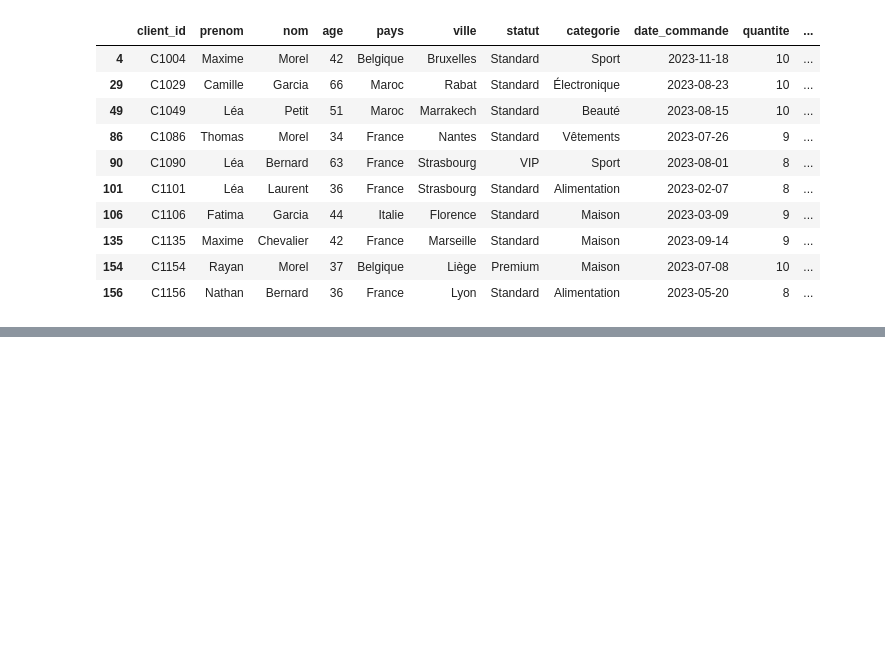
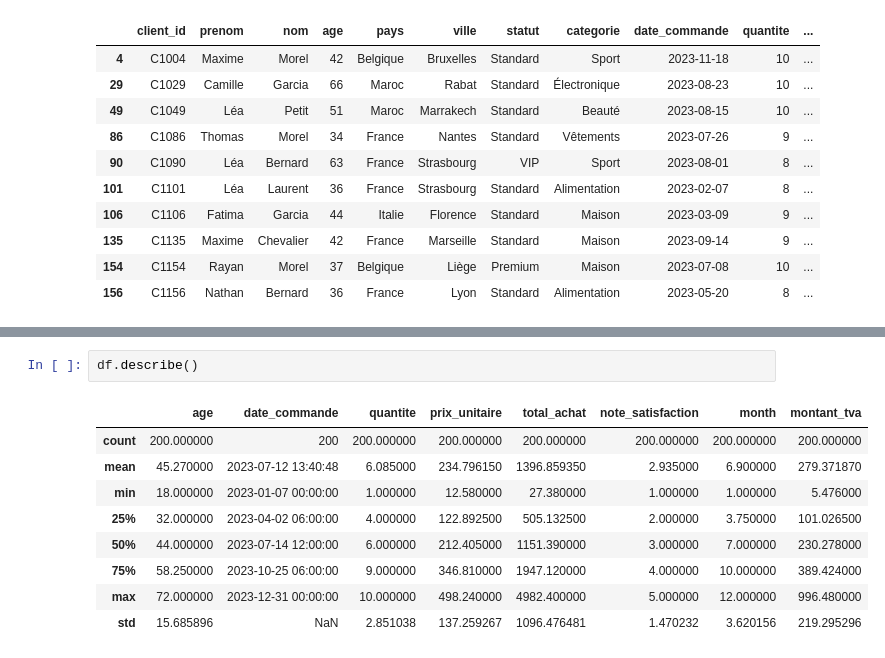
Before and after one commit to H3-8/pandas, a Jupyter notebook: notebook.ipynb, the cells around one changed output, grey strips where cells are left out. Cells and saved outputs as stored; diff of their text form; blank space fills up the shorter version.

```diff
--- a/notebook.ipynb
+++ b/notebook.ipynb
@@ -796,0 +888,12 @@ df[(df['total_achat'] > outlier_up) | (df['total_achat'] < outlier_down)]
+# %%
+df.describe()
+# %% [output]
+|  | age | date_commande | quantite | prix_unitaire | total_achat | note_satisfaction | month | montant_tva |
+| count | 200.000000 | 200 | 200.000000 | 200.000000 | 200.000000 | 200.000000 | 200.000000 | 200.000000 |
+| mean | 45.270000 | 2023-07-12 13:40:48 | 6.085000 | 234.796150 | 1396.859350 | 2.935000 | 6.900000 | 279.371870 |
+| min | 18.000000 | 2023-01-07 00:00:00 | 1.000000 | 12.580000 | 27.380000 | 1.000000 | 1.000000 | 5.476000 |
+| 25% | 32.000000 | 2023-04-02 06:00:00 | 4.000000 | 122.892500 | 505.132500 | 2.000000 | 3.750000 | 101.026500 |
+| 50% | 44.000000 | 2023-07-14 12:00:00 | 6.000000 | 212.405000 | 1151.390000 | 3.000000 | 7.000000 | 230.278000 |
+| 75% | 58.250000 | 2023-10-25 06:00:00 | 9.000000 | 346.810000 | 1947.120000 | 4.000000 | 10.000000 | 389.424000 |
+| max | 72.000000 | 2023-12-31 00:00:00 | 10.000000 | 498.240000 | 4982.400000 | 5.000000 | 12.000000 | 996.480000 |
+| std | 15.685896 | NaN | 2.851038 | 137.259267 | 1096.476481 | 1.470232 | 3.620156 | 219.295296 |
```
Also changed, not shown: parts of 6 cells of this notebook.
